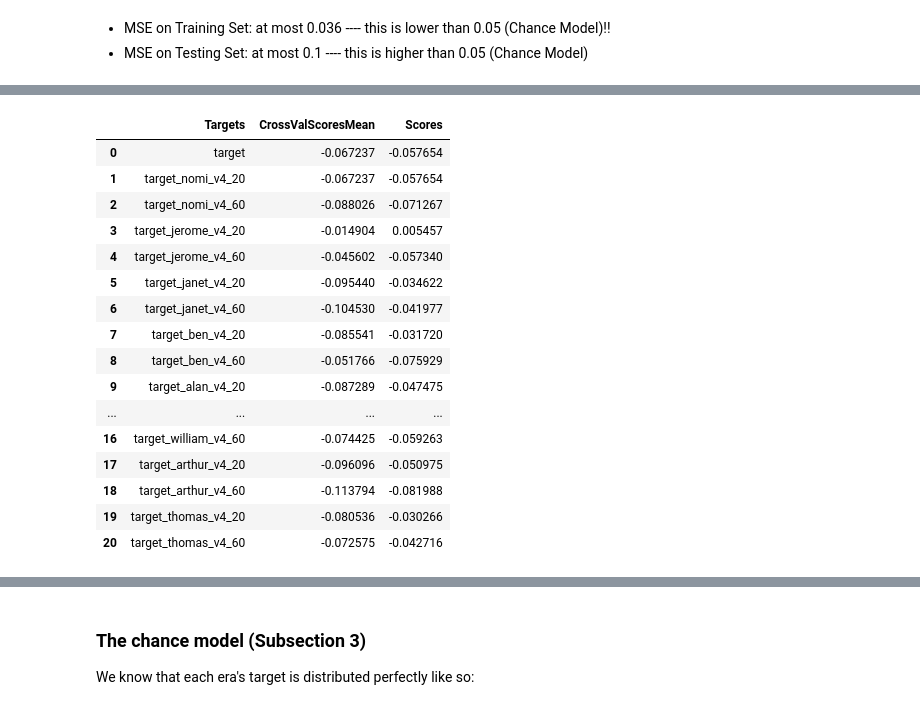
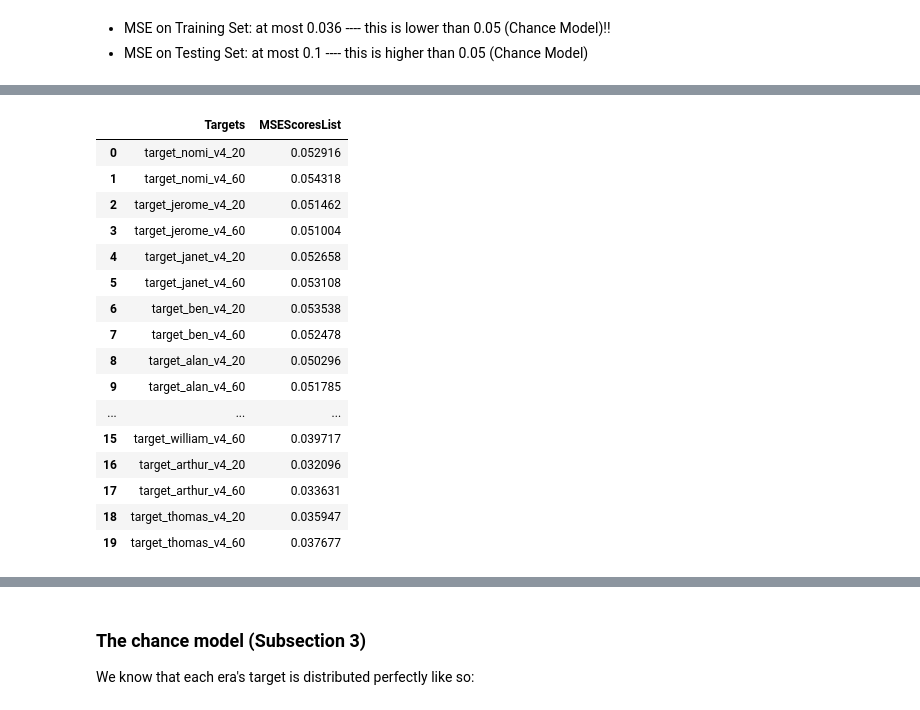
Before and after one commit to COGS118A/Group038-Sp22, a Jupyter notebook: FinalProject_group038.ipynb, the cells around one changed output, grey strips where cells are left out. Saved outputs shown, nothing was run; the diff lists cells and outputs as text; code cells hidden in the pictures.

```diff
--- a/FinalProject_group038.ipynb
+++ b/FinalProject_group038.ipynb
@@ -385,28 +385,28 @@ After seeing positive scores in Linear Regression, indicating a sort of correlat
 # %%
 # Method to build decision Tree Regress Model
 def decisionTreeRegress(X_train, X_test,y_train, y_test):
-    regr1 = DecisionTreeRegressor(max_depth = 4, random_state=0)
+    regr1 = DecisionTreeRegressor(max_depth = 3, random_state=0)
     clf = regr1.fit(X_train, y_train)
     regr1_pred = regr1.predict(X_test)
 
-    #Perform 5-fold cross validation
-    crossScores = cross_val_score(estimator=clf, X=X_train, y=y_train, cv=5)
-
-    #Compute r^2 score
-    scores = clf.score(X_test, y_test)
+    #Compute MSE Score
+    mse_scores_test =  mean_squared_error(y_test, regr1_pred)
 
     #getting parameters
     getParams = clf.get_params
 
     #pull out top 20 important features, descending order
-    for importance, name in sorted(zip(clf.feature_importances_, X_train.columns),reverse=True)[:20]:
-         print(name, importance)
 
-    return crossScores, scores, getParams
+    for importance, name in sorted(zip(clf.feature_importances_, X_train.columns),reverse=True)[:10]:
+         if i ==1:
+          print('Target ',i ,name, importance)
+         importances = clf.feature_importances_
+
+    return  mse_scores_test, getParams, importances
 
 # Create empty lists to append later
-crossValScoreList = []
-actualScoresList = []
+mseScoreList = []
+importanceList = []
 
 for i in range(len(targets)):
 
@@ -414,16 +414,26 @@ for i in range(len(targets)):
 
   X_train, X_test, y_train, y_test = train_test_split(X_1, y, test_size=0.33, train_size = 0.66, random_state=42)
 
-  crossValScore, acc_score, paramDetails = decisionTreeRegress(X_train, X_test, y_train, y_test)
+  mse_Scores, paramDetails, importancesFeat = decisionTreeRegress(X_train, X_test, y_train, y_test)
 
-  #avg cross val score
-  crossValScoreList.append(crossValScore.mean())
 
-  #r^2 score for each i
-  actualScoresList.append(acc_score)
+  #MSE Score for each i
+  mseScoreList.append(mse_Scores)
 
-crossValZip = list(zip(targets,crossValScoreList, actualScoresList))
-ValScore_df = pd.DataFrame(crossValZip, columns=['Targets', 'CrossValScoresMean', 'Scores'])
+  #IMPORTANCE List for each I
+  importanceList.append(importancesFeat)
+
+crossValZip = list(zip(targets, mseScoreList))
+ValScore_df = pd.DataFrame(crossValZip, columns=['Targets', 'MSEScoresList'])
+
+#creating importance figure
+#importances = clf.feature_importances_
+
+#indices = np.argsort(importanceList)
+feat_importances = pd.Series(importancesFeat, index=X_train.columns)
+feat_importances.nlargest(10).plot(kind='barh')
+plt.show()
+
 
 ValScore_df
 # %% [output]
@@ -447,18 +451,18 @@ feature_wrathful_prolix_colotomy 0.0
-|  | Targets | CrossValScoresMean | Scores |
-| 0 | target | -0.067237 | -0.057654 |
-| 1 | target_nomi_v4_20 | -0.067237 | -0.057654 |
-| 2 | target_nomi_v4_60 | -0.088026 | -0.071267 |
-| 3 | target_jerome_v4_20 | -0.014904 | 0.005457 |
-| 4 | target_jerome_v4_60 | -0.045602 | -0.057340 |
-| 5 | target_janet_v4_20 | -0.095440 | -0.034622 |
-| 6 | target_janet_v4_60 | -0.104530 | -0.041977 |
-| 7 | target_ben_v4_20 | -0.085541 | -0.031720 |
-| 8 | target_ben_v4_60 | -0.051766 | -0.075929 |
-| 9 | target_alan_v4_20 | -0.087289 | -0.047475 |
-| ... | ... | ... | ... |
-| 16 | target_william_v4_60 | -0.074425 | -0.059263 |
-| 17 | target_arthur_v4_20 | -0.096096 | -0.050975 |
-| 18 | target_arthur_v4_60 | -0.113794 | -0.081988 |
-| 19 | target_thomas_v4_20 | -0.080536 | -0.030266 |
-| 20 | target_thomas_v4_60 | -0.072575 | -0.042716 |
+|  | Targets | MSEScoresList |
+| 0 | target_nomi_v4_20 | 0.052916 |
+| 1 | target_nomi_v4_60 | 0.054318 |
+| 2 | target_jerome_v4_20 | 0.051462 |
+| 3 | target_jerome_v4_60 | 0.051004 |
+| 4 | target_janet_v4_20 | 0.052658 |
+| 5 | target_janet_v4_60 | 0.053108 |
+| 6 | target_ben_v4_20 | 0.053538 |
+| 7 | target_ben_v4_60 | 0.052478 |
+| 8 | target_alan_v4_20 | 0.050296 |
+| 9 | target_alan_v4_60 | 0.051785 |
+| ... | ... | ... |
+| 15 | target_william_v4_60 | 0.039717 |
+| 16 | target_arthur_v4_20 | 0.032096 |
+| 17 | target_arthur_v4_60 | 0.033631 |
+| 18 | target_thomas_v4_20 | 0.035947 |
+| 19 | target_thomas_v4_60 | 0.037677 |
 # %% [markdown]
```
Also changed, not shown: parts of 5 cells of this notebook.
